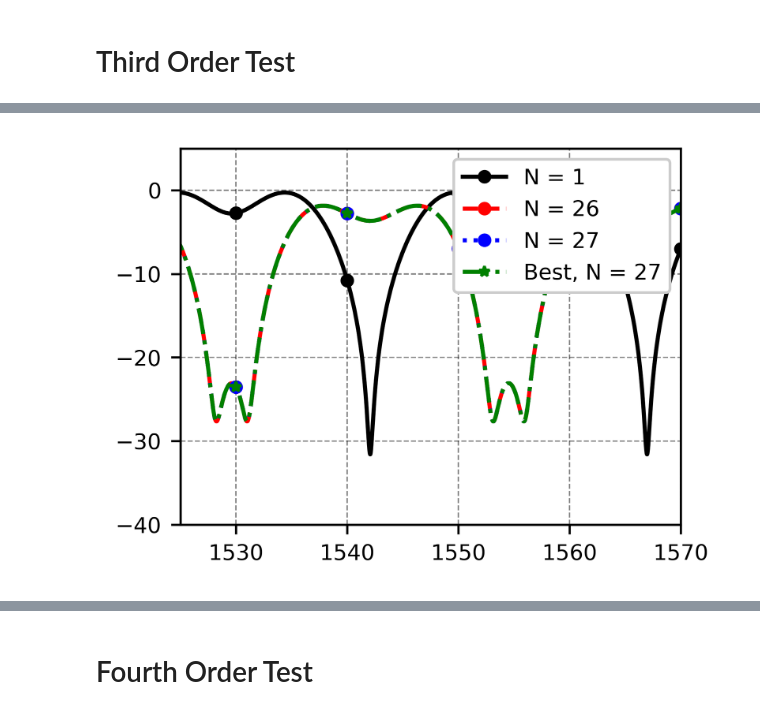
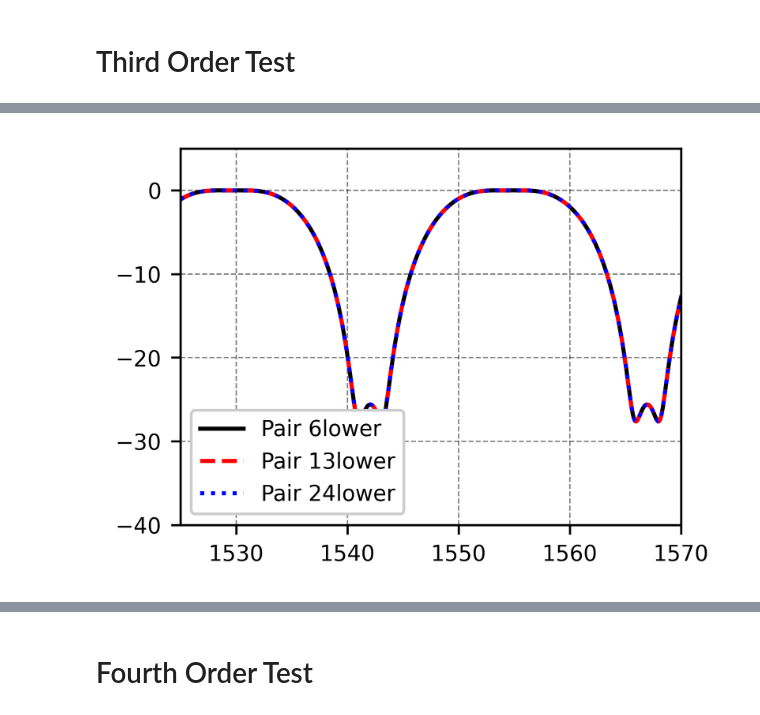
Before and after one commit to Leoopessoa/Lattice-Filter-Synthesis-Tool, a Jupyter notebook: Lattice.ipynb, the cells around one changed output, grey strips where cells are left out. Drawn from its saved outputs; the diff is of its cells as text; code cells hidden in the pictures.

```diff
--- a/Lattice.ipynb
+++ b/Lattice.ipynb
@@ -838,5 +39,5 @@ desired_order = 2
 # %%
-theta, phi, a, b, deltaL = filter_with_indexes(N=desired_order, idx=[3, 4, 5],
+theta, phi, a, b, deltaL = filter_with_indexes(N=N, idx=[3, 4, 5],
                                                type='maximally_flat', fsr=25e-9, ng=ng, lambda_0=lambda_0)
 df_thetas = thetas_phis_df(theta, phi, verbose=True)
 display(Latex(f"The $\\Delta L$ for the desired FSR is: {deltaL*1e6:.4f} $\\mu m$"))
@@ -954,10 +147,12 @@ if 'inter' not in locals():
     lumapi = lumapi()
     inter = lumapi.INTERCONNECT()
 # %%
-N_input = 3
+N = 3
 
-#Call the main function to get the paired coefficients
-paired_filters = find_filter_pairs(N=N_input, verbose=True, imag_threshold=1e-3, a0_precision=5)
+# Call the main function to get the paired coefficients
+# Note: find_filter_pairs returns a single list of matched pairs.
+paired_filters = find_filter_pairs(N=N, verbose=True, imag_threshold=1e-3, a0_precision=5)
+
 print("\n--- Output Vector of Matched Coefficient Pairs ---")
 if not paired_filters:
     print("No matched pairs were found.")
@@ -993,6 +188,8 @@ fig = plt.plot()
 deltaL = calculate_delta_L(ng=ng, fsr=25e-9, lambda_0=lambda_0)
 # Plotting the results
 λ = np.linspace(simulationband[0]*1e9, simulationband[-1]*1e9, points)
+
+A_base,B_base, = lambidify_filter(N=N, verbose=False, points=points)
 
 for i in range(len(paired_filters)):
 
@@ -1020,12 +217,14 @@ for i in range(len(paired_filters)):
     omega_vals = np.linspace(-pi_limits+phase, pi_limits+phase, points) # Setting the omega values for the FSR calculation and optimization
     #print(-pi_limits)
     A_vals = np.abs(A_freq_func(omega_vals))
-    # Escolha diferentes marcadores para cada iteração
+    # Use markers
     markers = ['o', '^', 's', 'D', 'v', 'x', '*', 'P', 'h', '+']
     marker = markers[i % len(markers)]
-    # Espaçamento dos marcadores (exemplo: a cada 5000 pontos)
+    threshold=0.2
+    val, condition_up = curve_correlation(A_vals,A_base, threshold)
+
     markevery = max(1, len(λ)//20)-i
-    if 20*np.log10(A_vals).max() > 0:
+    if 20*np.log10(A_vals).max() > 0 or val<threshold:
         inapropriate_pairs.append(i)
         continue
     else:
@@ -1061,17 +280,14 @@ fig2 = plt.plot()
 theta = [0]
 phi = [0]
 
-
-min_upper_val = -np.inf # track the best filter
-best_upper_transmission = None # store the spectrum in dB for plotting
-N_upper = 0
+A_lamb,B_lamb, = lambidify_filter(N=N, verbose=False, points=points)
 
 for i in range(len(paired_filters)):
     pair = [paired_filters[i]]
     if i in inapropriate_pairs:
         continue
     try:
-        regression_results = regression_for_filter_pairs(3, pair)  # 3rd order, so N=3
+        regression_results = regression_for_filter_pairs(N, pair)  # third order
     except:
         continue
 
@@ -1081,48 +297,41 @@ for i in range(len(paired_filters)):
     df_results = thetas_phis_df(theta, phi, False)
 
     # skip configurations with any near-zero thetas
-    if np.any(np.abs(theta) < 1e-2):
+    if np.any(np.abs(theta) < 1e-3):
         continue
 
-    desired_order = 3
-    theta_values_order3 = [theta[3], theta[2], theta[1], theta[0]]
-    phi_values_order3   = [phi[2],   phi[1],   phi[0]]
+
+    theta_values_order = []
+    phi_values_order = []
+    for j in range(N+1):
+        theta_values_order.append(theta[- 1 - j])
+        if j > 0:
+            phi_values_order.append(phi[ - 1 - j])
+
 
     create_mzi_of_order(
         inter=inter,
-        order=desired_order,
-        thetas=theta_values_order3,
-        phis=phi_values_order3,
+        order=N,
+        thetas=theta_values_order,
+        phis=phi_values_order,
         verbose=False
     )
     inter.switchtolayout()
     inter.run()
 
-    upper_transmission3 = abs(inter.getresult('ONA_1', 'input 1/mode 1/transmission')['TE transmission'])**2
-    lower_transmission3 = abs(inter.getresult('ONA_1', 'input 2/mode 1/transmission')['TE transmission'])**2
+    upper_transmission = abs(inter.getresult('ONA_1', 'input 1/mode 1/transmission')['TE transmission'])**2
+    lower_transmission = abs(inter.getresult('ONA_1', 'input 2/mode 1/transmission')['TE transmission'])**2
 
-    # compute the minimum depth of the lower transmission
-    lin = np.asarray(upper_transmission3, dtype=float)
-    lin = lin[np.isfinite(lin)]
-    if lin.size == 0:
-        continue
-    depth_db = -10.0 * np.log10(np.clip(lin.min(), 1e-20, None))
+    val, condition_up = curve_correlation(A_lamb,upper_transmission, threshold=0.25)
+    val, condition_low = curve_correlation(B_lamb,lower_transmission, threshold=0.25)
 
-    if depth_db > min_upper_val or depth_db > 20:
-        min_upper_val = depth_db
-        best_upper_transmission = 10.0 * np.log10(np.clip(lin, 1e-20, None))
-        N_upper = i + 1
-        print(min_upper_val)
-        plt.plot(λ, best_upper_transmission, label='N = ' + str(N_upper), marker='o', markevery=5000, ms=4)
-
-# pick marker using the chosen index (avoid using 'i' after the loop)
-marker = markers[(N_upper - 1) % len(markers)]
-
-if best_upper_transmission is not None:
-    plt.plot(λ, best_upper_transmission, label='Best, N = ' + str(N_upper), marker=marker, markevery=5000, ms=4)
-    plt.legend(loc='upper right')
+    #if (condition_up and (-min(10*np.log10(upper_transmission))>20)):
+    #    print(f"Pair {i+1} up passed the correlation test with value: {val:.4f}")
+    #    plt.plot(λ, 10*np.log10(upper_transmission), label='Pair'+str(i+1)+' upper')
+    if (condition_low and (-min(10*np.log10(lower_transmission))>15)):
+        print(f"Pair {i+1} low passed the correlation test with value: {val:.4f}")
+        plt.plot(λ, 10*np.log10(lower_transmission), label='Pair '+str(i+1)+ 'lower')
     plt.xlim([cband[0]*1e9, cband[-1]*1e9])
+    plt.legend()
     plt.ylim([-40, 5])
-else:
-    print("No valid best_upper_transmission found to plot.")
 # %% [output]
@@ -1132 +341 @@ else:
-[figure, old version]
+[figure, new version]
```
Also changed, not shown: parts of 30 cells of this notebook, 7 other files.
